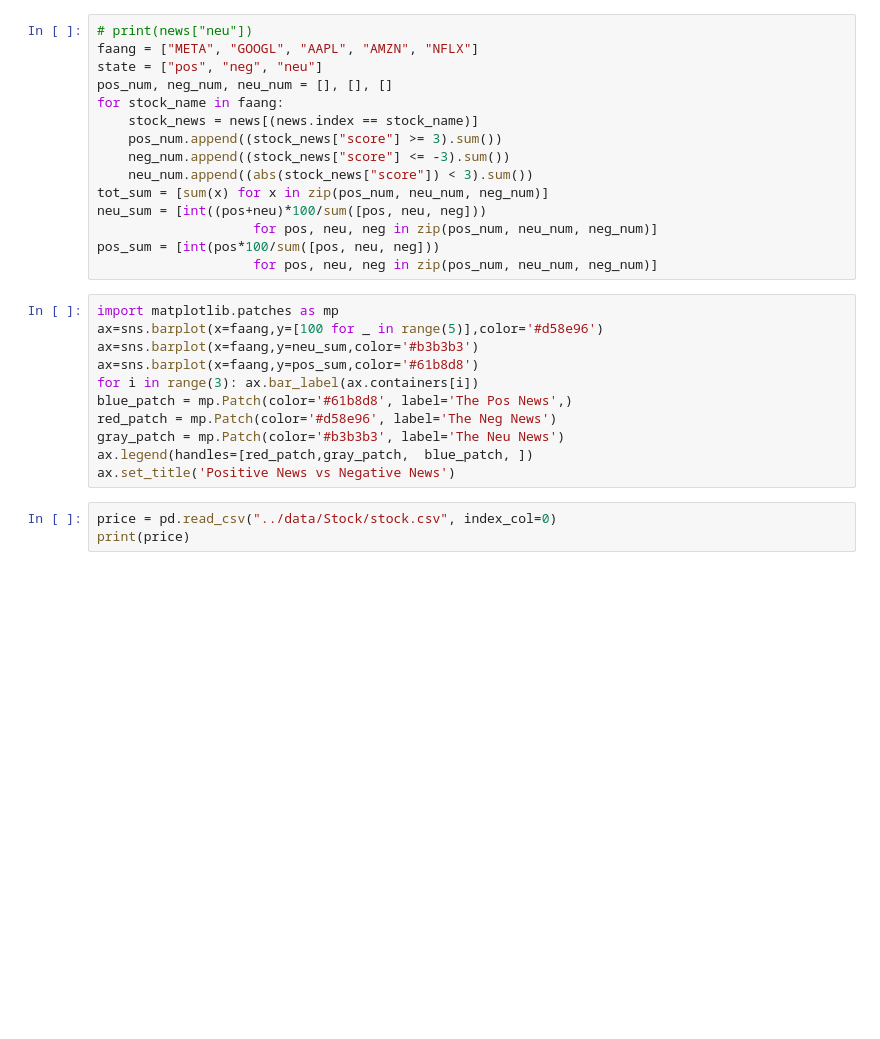
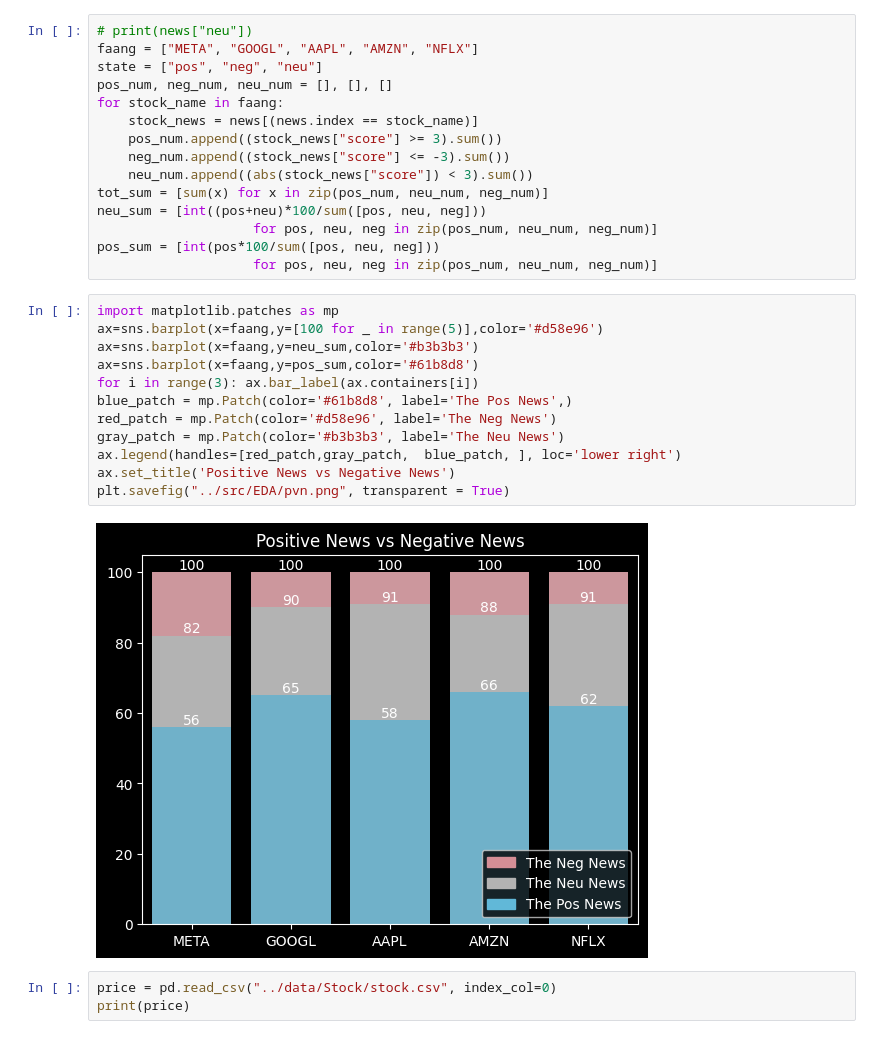
Before and after one commit to henrytsui000/Stock-Price-Prediction, a Jupyter notebook: visulize/stock_new.ipynb, the cells around one changed output. Saved outputs shown, nothing was run; the diff lists cells and outputs as text; blank space fills up the shorter version.

```diff
--- a/visulize/stock_new.ipynb
+++ b/visulize/stock_new.ipynb
@@ -40,14 +90,17 @@ pos_sum = [int(pos*100/sum([pos, neu, neg]))
 # %%
 import matplotlib.patches as mp
 ax=sns.barplot(x=faang,y=[100 for _ in range(5)],color='#d58e96')
 ax=sns.barplot(x=faang,y=neu_sum,color='#b3b3b3')
 ax=sns.barplot(x=faang,y=pos_sum,color='#61b8d8')
 for i in range(3): ax.bar_label(ax.containers[i])
 blue_patch = mp.Patch(color='#61b8d8', label='The Pos News',)
 red_patch = mp.Patch(color='#d58e96', label='The Neg News')
 gray_patch = mp.Patch(color='#b3b3b3', label='The Neu News')
-ax.legend(handles=[red_patch,gray_patch,  blue_patch, ])
+ax.legend(handles=[red_patch,gray_patch,  blue_patch, ], loc='lower right')
 ax.set_title('Positive News vs Negative News')
+plt.savefig("../src/EDA/pvn.png", transparent = True)
+# %% [output]
+[figure, added]
 # %%
 price = pd.read_csv("../data/Stock/stock.csv", index_col=0)
 print(price)
```
Also changed, not shown: parts of 10 cells of this notebook, 13 other files.
